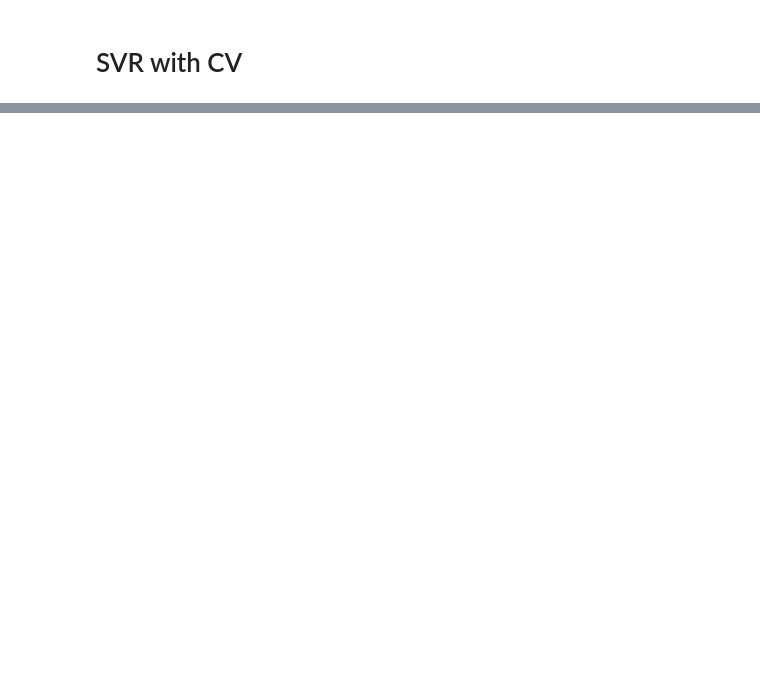
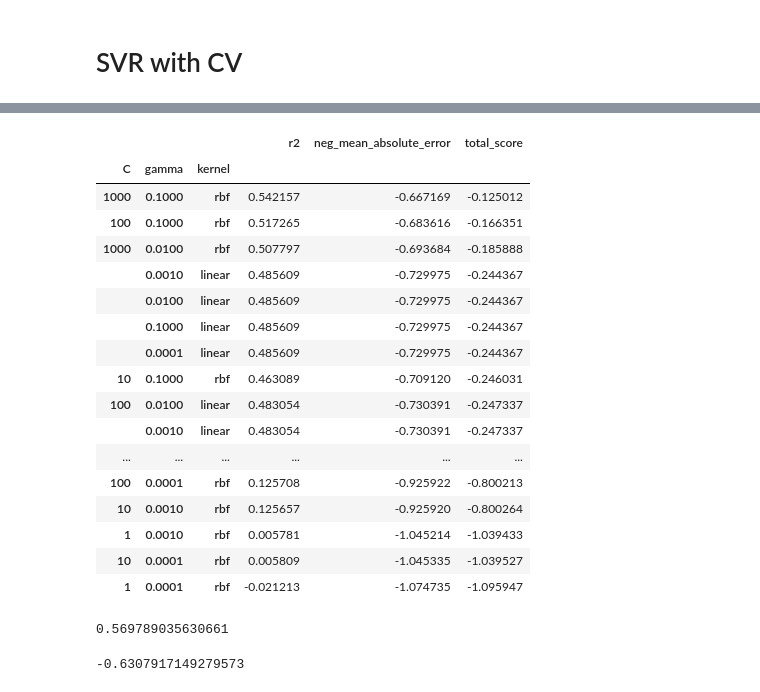
Before and after one commit to wvmrtn/data-science-in-practice, a Jupyter notebook: Project/modelling.ipynb, the cells around one changed output, grey strips where cells are left out. Cells and saved outputs as stored; diff of their text form; code cells hidden in the pictures; blank space fills up the shorter version.

```diff
--- a/Project/modelling.ipynb
+++ b/Project/modelling.ipynb
@@ -211,3 +256,8 @@ else:
 
     regressors = load(filename_regressors)
     results = load(filename_results)
+# %%
+all_results = pd.DataFrame()
+for k, _ in results.items():
+    results[k] = results[k].rename(columns = {0: k})
+    all_results = pd.concat([all_results, results[k]], axis = 1)
@@ -213,0 +273,39 @@ else:
+# %%
+# take sum of scores and sort from best to worst score
+all_results['total_score'] = np.nan
+all_results['total_score'] = all_results[scores].sum(axis = 1)
+all_results = all_results.sort_values(by = 'total_score', ascending = False)
+# %%
+all_results
+# %% [output]
+|  |  |  | r2 | neg_mean_absolute_error | total_score |
+| C | gamma | kernel |  |  |  |
+| 1000 | 0.1000 | rbf | 0.542157 | -0.667169 | -0.125012 |
+| 100 | 0.1000 | rbf | 0.517265 | -0.683616 | -0.166351 |
+| 1000 | 0.0100 | rbf | 0.507797 | -0.693684 | -0.185888 |
+|  | 0.0010 | linear | 0.485609 | -0.729975 | -0.244367 |
+|  | 0.0100 | linear | 0.485609 | -0.729975 | -0.244367 |
+|  | 0.1000 | linear | 0.485609 | -0.729975 | -0.244367 |
+|  | 0.0001 | linear | 0.485609 | -0.729975 | -0.244367 |
+| 10 | 0.1000 | rbf | 0.463089 | -0.709120 | -0.246031 |
+| 100 | 0.0100 | linear | 0.483054 | -0.730391 | -0.247337 |
+|  | 0.0010 | linear | 0.483054 | -0.730391 | -0.247337 |
+| ... | ... | ... | ... | ... | ... |
+| 100 | 0.0001 | rbf | 0.125708 | -0.925922 | -0.800213 |
+| 10 | 0.0010 | rbf | 0.125657 | -0.925920 | -0.800264 |
+| 1 | 0.0010 | rbf | 0.005781 | -1.045214 | -1.039433 |
+| 10 | 0.0001 | rbf | 0.005809 | -1.045335 | -1.039527 |
+| 1 | 0.0001 | rbf | -0.021213 | -1.074735 | -1.095947 |
+# %%
+# new using trained estimators
+regr_r2 = regressors['r2']
+r2_score = regr_r2.score(X_test, y_test)
+r2_score
+# %% [output]
+0.569789035630661
+# %%
+regr_mae = regressors['neg_mean_absolute_error']
+mae_score = regr_mae.score(X_test, y_test)
+mae_score
+# %% [output]
+-0.6307917149279573
```
Also changed, not shown: parts of 10 cells of this notebook, 1 other file.
